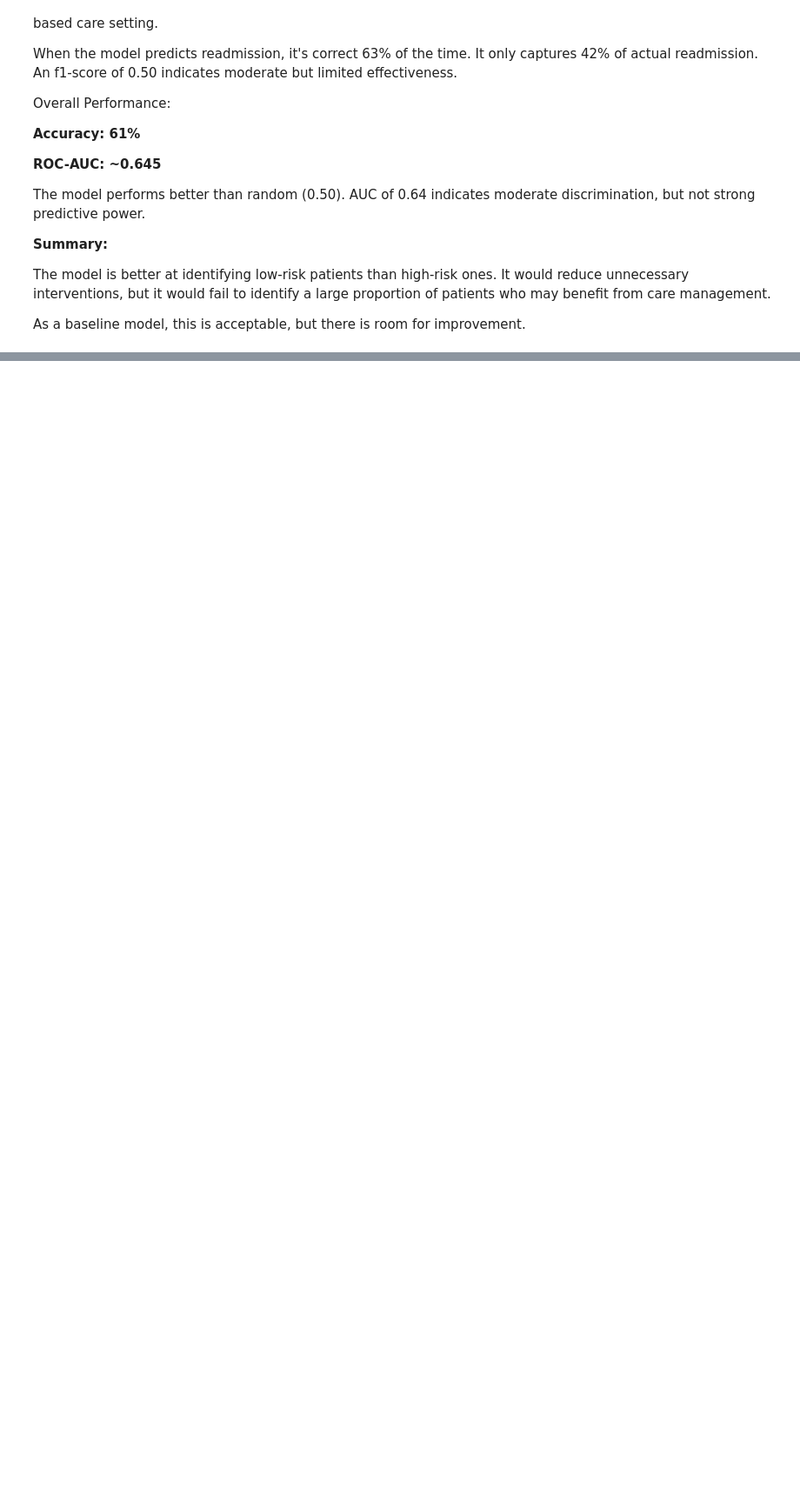
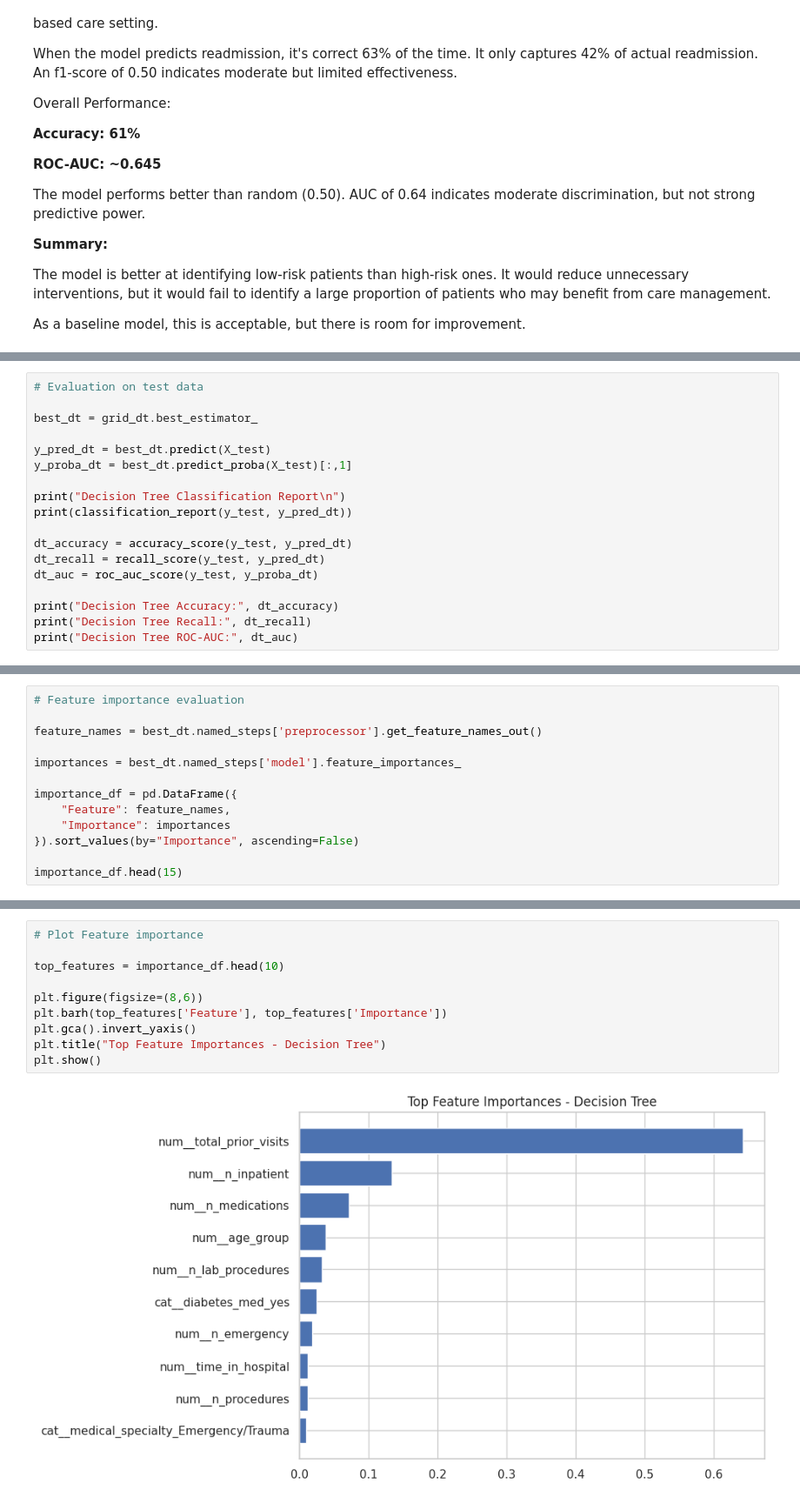
Before and after one commit to hjag038/hospital_readmission_risk, a Jupyter notebook: hospital_readmission_risk.ipynb, the cells around one changed output, grey strips where cells are left out. Shown at 87% size. Saved outputs shown, nothing was run; the diff lists cells and outputs as text; blank space fills up the shorter version.

```diff
--- a/hospital_readmission_risk.ipynb
+++ b/hospital_readmission_risk.ipynb
@@ -591,0 +713,18 @@ As a baseline model, this is acceptable, but there is room for improvement.
+# %%
+# Evaluation on test data
+
+best_dt = grid_dt.best_estimator_
+
+y_pred_dt = best_dt.predict(X_test)
+y_proba_dt = best_dt.predict_proba(X_test)[:,1]
+
+print("Decision Tree Classification Report\n")
+print(classification_report(y_test, y_pred_dt))
+
+dt_accuracy = accuracy_score(y_test, y_pred_dt)
+dt_recall = recall_score(y_test, y_pred_dt)
+dt_auc = roc_auc_score(y_test, y_proba_dt)
+
+print("Decision Tree Accuracy:", dt_accuracy)
+print("Decision Tree Recall:", dt_recall)
+print("Decision Tree ROC-AUC:", dt_auc)
@@ -591,0 +763,13 @@ As a baseline model, this is acceptable, but there is room for improvement.
+# %%
+# Feature importance evaluation
+
+feature_names = best_dt.named_steps['preprocessor'].get_feature_names_out()
+
+importances = best_dt.named_steps['model'].feature_importances_
+
+importance_df = pd.DataFrame({
+    "Feature": feature_names,
+    "Importance": importances
+}).sort_values(by="Importance", ascending=False)
+
+importance_df.head(15)
@@ -591,0 +793,12 @@ As a baseline model, this is acceptable, but there is room for improvement.
+# %%
+# Plot Feature importance
+
+top_features = importance_df.head(10)
+
+plt.figure(figsize=(8,6))
+plt.barh(top_features['Feature'], top_features['Importance'])
+plt.gca().invert_yaxis()
+plt.title("Top Feature Importances - Decision Tree")
+plt.show()
+# %% [output]
+[figure, added]
```
Also changed, not shown: parts of 57 cells of this notebook.
